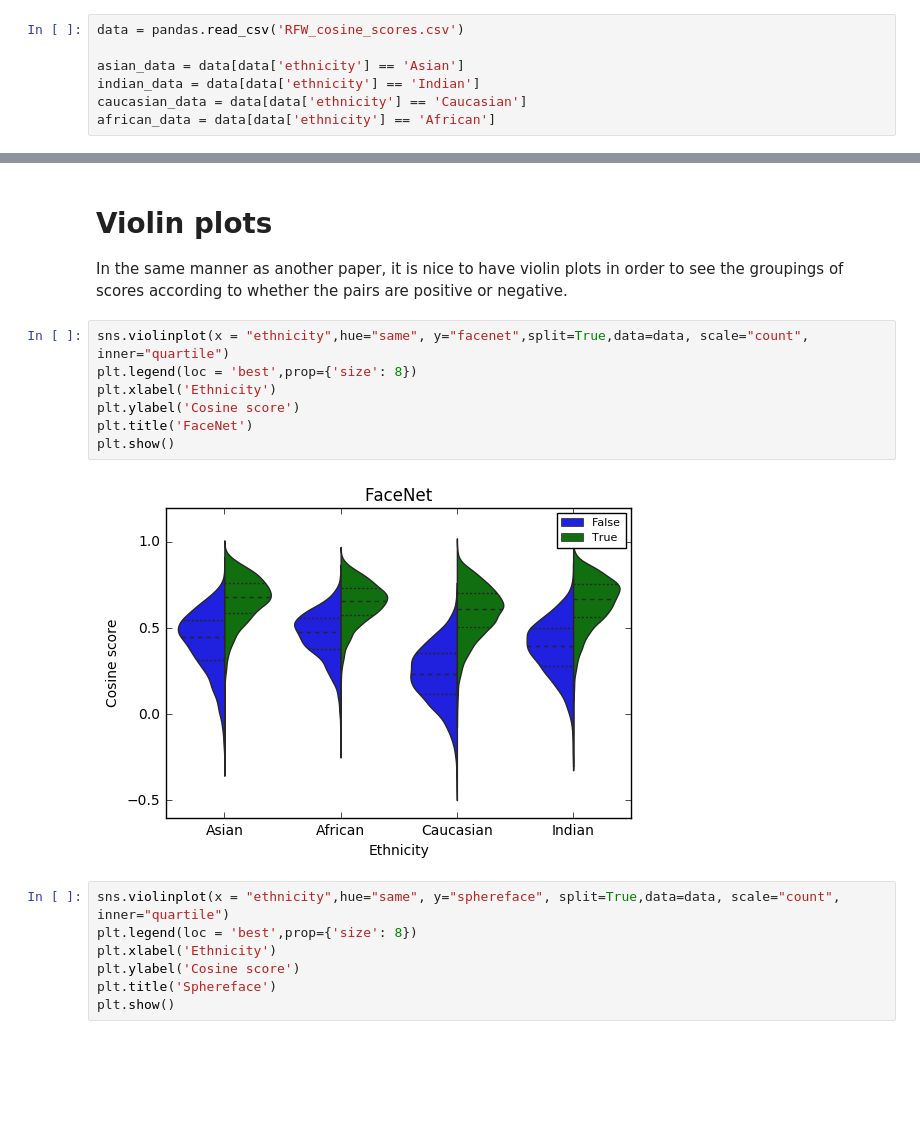
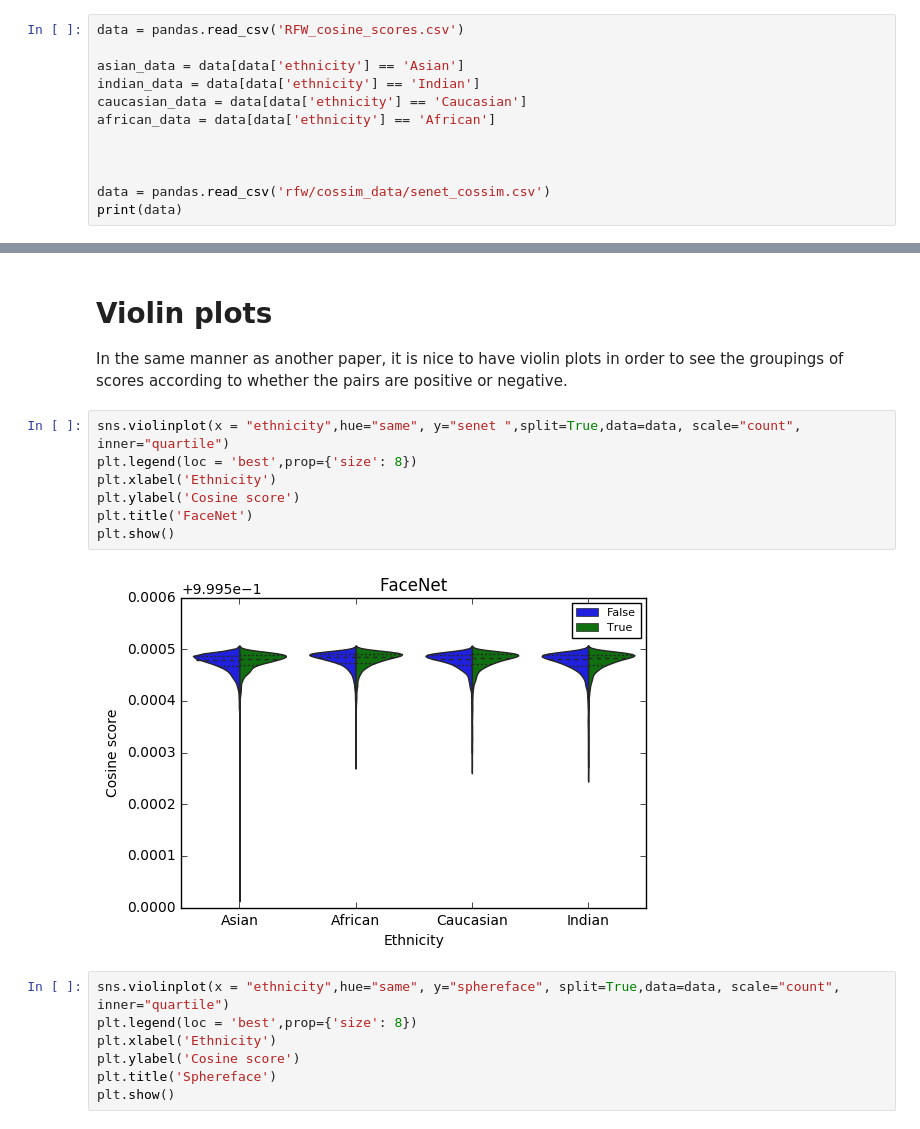
Before and after one commit to nmarzz/FRbias, a Jupyter notebook: Stats and plots.ipynb, the cells around one changed output, grey strips where cells are left out. Drawn from its saved outputs; the diff is of its cells as text; blank space fills up the shorter version.

```diff
--- a/Stats and plots.ipynb
+++ b/Stats and plots.ipynb
@@ -12,3 +12,8 @@ asian_data = data[data['ethnicity'] == 'Asian']
 indian_data = data[data['ethnicity'] == 'Indian']
 caucasian_data = data[data['ethnicity'] == 'Caucasian']
 african_data = data[data['ethnicity'] == 'African']
+
+
+
+data = pandas.read_csv('rfw/cossim_data/senet_cossim.csv')
+print(data)
@@ -17,14 +40,14 @@ african_data = data[data['ethnicity'] == 'African']
 
 In the same manner as another paper, it is nice to have violin plots in order to see the groupings of scores according to whether the pairs are positive or negative.
 # %%
-sns.violinplot(x = "ethnicity",hue="same", y="facenet",split=True,data=data, scale="count", inner="quartile")
+sns.violinplot(x = "ethnicity",hue="same", y="senet ",split=True,data=data, scale="count", inner="quartile")
 plt.legend(loc = 'best',prop={'size': 8})
 plt.xlabel('Ethnicity')
 plt.ylabel('Cosine score')
 plt.title('FaceNet')
 plt.show()
 # %% [output]
-[figure, old version]
+[figure, new version]
 # %%
 sns.violinplot(x = "ethnicity",hue="same", y="sphereface", split=True,data=data, scale="count", inner="quartile")
 plt.legend(loc = 'best',prop={'size': 8})
```
Also changed, not shown: parts of 1 cell of this notebook, 3 other files.
